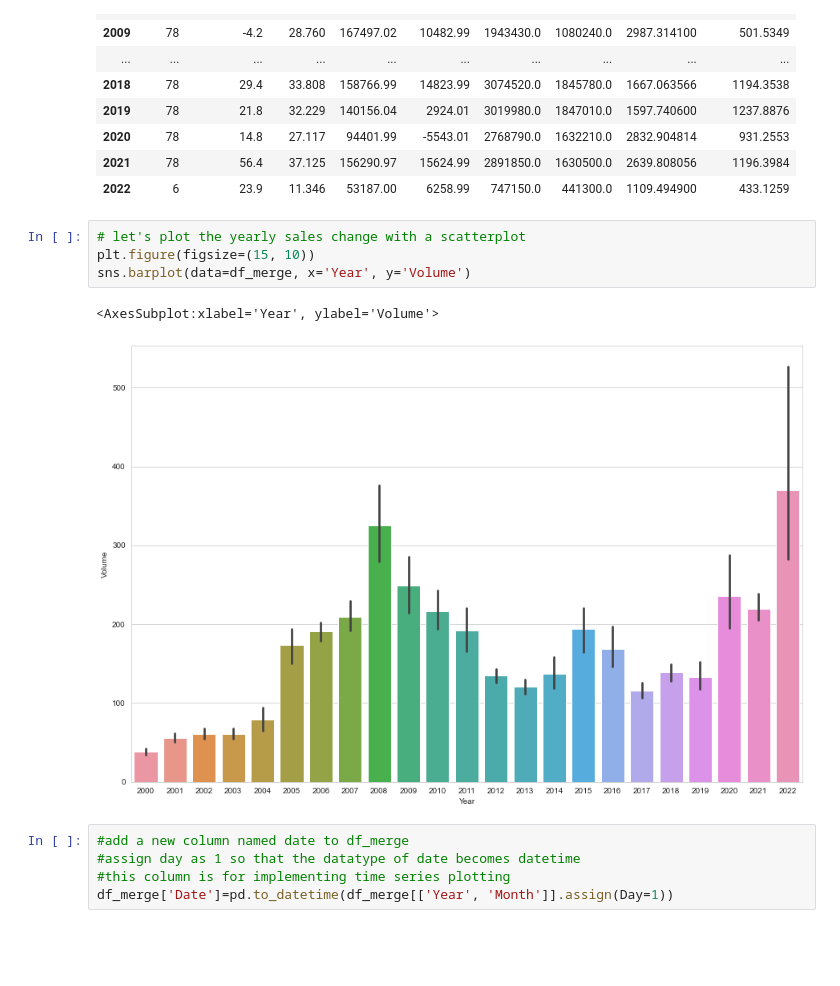
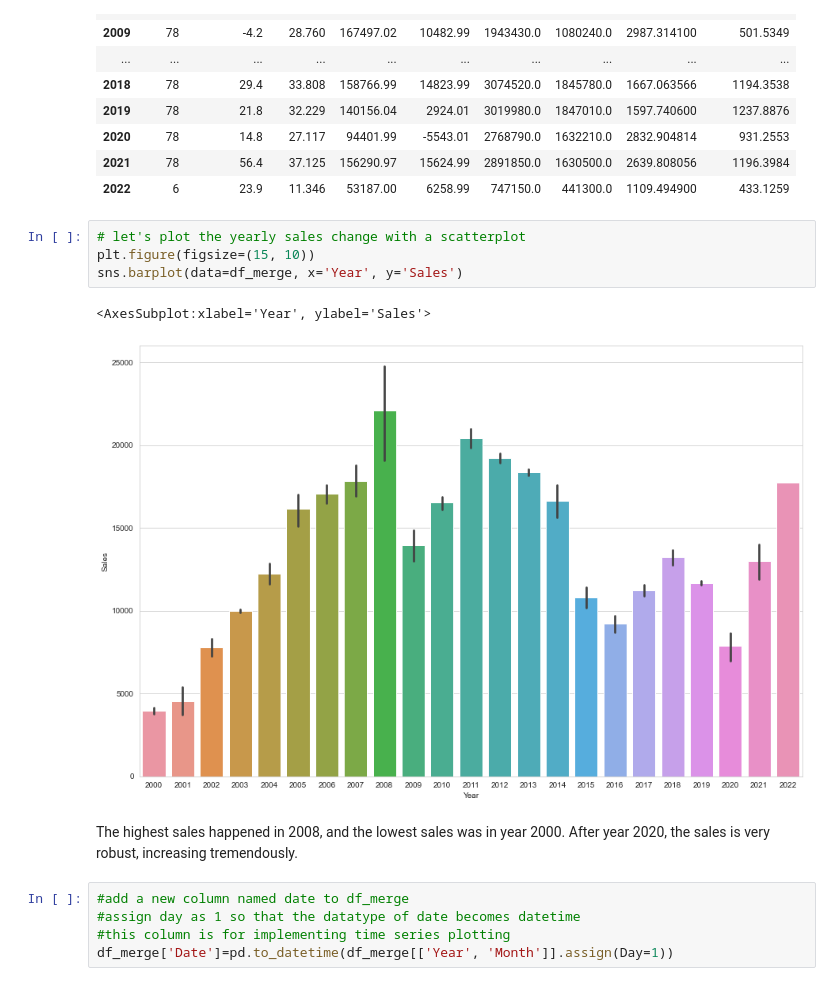
Before and after one commit to StockJanitor/Project43_DataTextMining, a Jupyter notebook: textMiningEV.ipynb, the cells around one changed output. Saved outputs shown, nothing was run; the diff lists cells and outputs as text; blank space fills up the shorter version.

```diff
--- a/textMiningEV.ipynb
+++ b/textMiningEV.ipynb
@@ -1083,10 +1191,12 @@ df_merge.groupby(['Year']).sum()
 # %%
 # let's plot the yearly sales change with a scatterplot
 plt.figure(figsize=(15, 10))
-sns.barplot(data=df_merge, x='Year', y='Volume')
+sns.barplot(data=df_merge, x='Year', y='Sales')
 # %% [output]
-<AxesSubplot:xlabel='Year', ylabel='Volume'>
+<AxesSubplot:xlabel='Year', ylabel='Sales'>
-[figure, old version]
+[figure, new version]
+# %% [markdown]
+The highest sales happened in 2008, and the lowest sales was in year 2000. After year 2020, the sales is very robust, increasing tremendously.
 # %%
 #add a new column named date to df_merge
 #assign day as 1 so that the datatype of date becomes datetime
```
Also changed, not shown: parts of 42 cells of this notebook.
